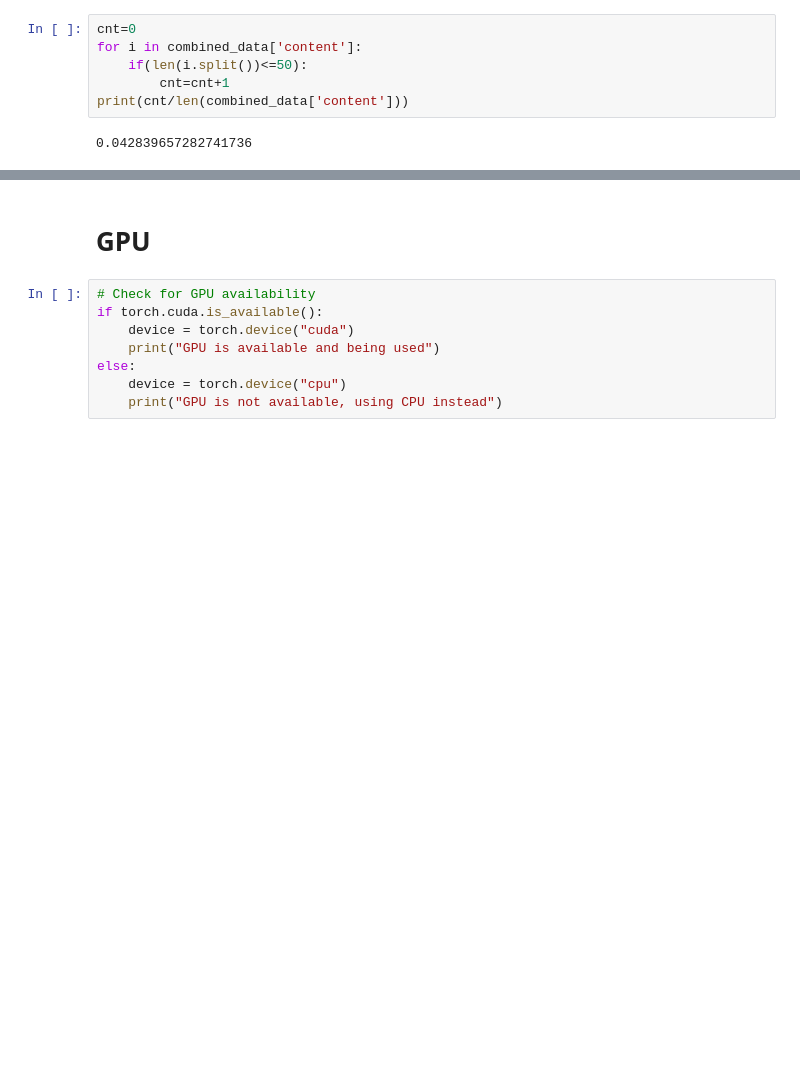
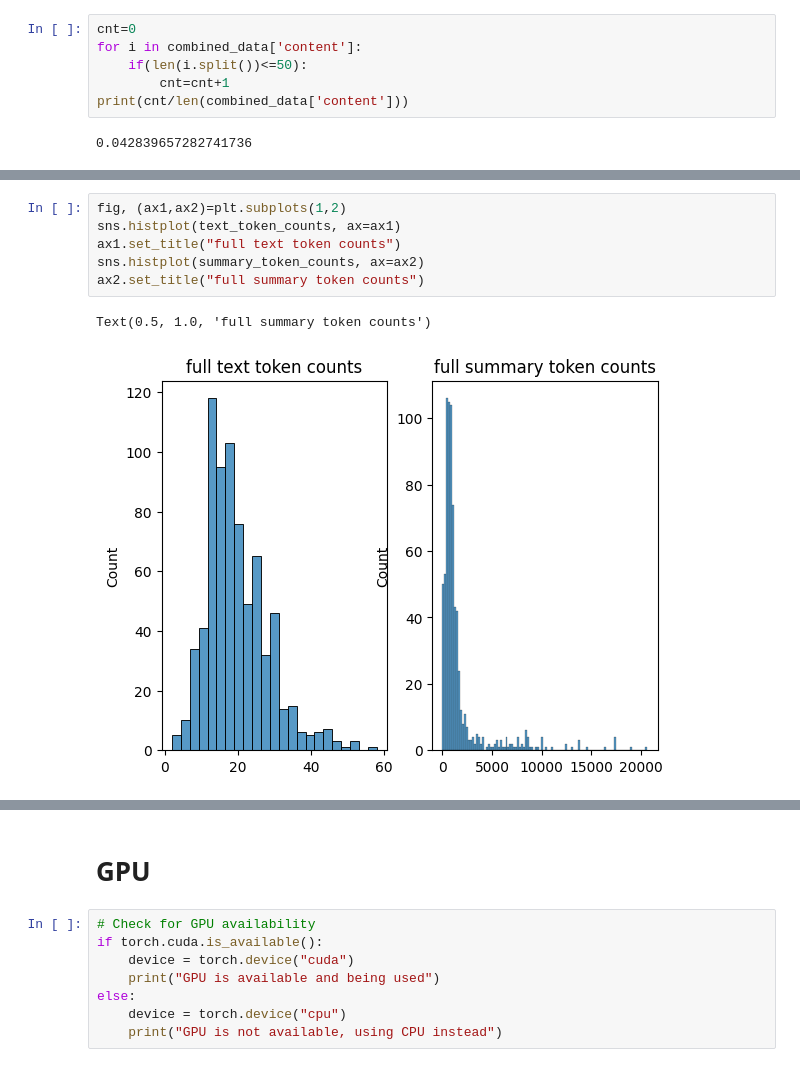
Before and after one commit to lavanyaasehgal/IntelliShorts, a Jupyter notebook: NLP_summarizer.ipynb, the cells around one changed output, grey strips where cells are left out. Cells and saved outputs as stored; diff of their text form; blank space fills up the shorter version.

```diff
--- a/NLP_summarizer.ipynb
+++ b/NLP_summarizer.ipynb
@@ -286,0 +325,9 @@ print(cnt/len(combined_data['content']))
+# %%
+fig, (ax1,ax2)=plt.subplots(1,2)
+sns.histplot(text_token_counts, ax=ax1)
+ax1.set_title("full text token counts")
+sns.histplot(summary_token_counts, ax=ax2)
+ax2.set_title("full summary token counts")
+# %% [output]
+Text(0.5, 1.0, 'full summary token counts')
+[figure, added]
```
Also changed, not shown: parts of 16 cells of this notebook.
